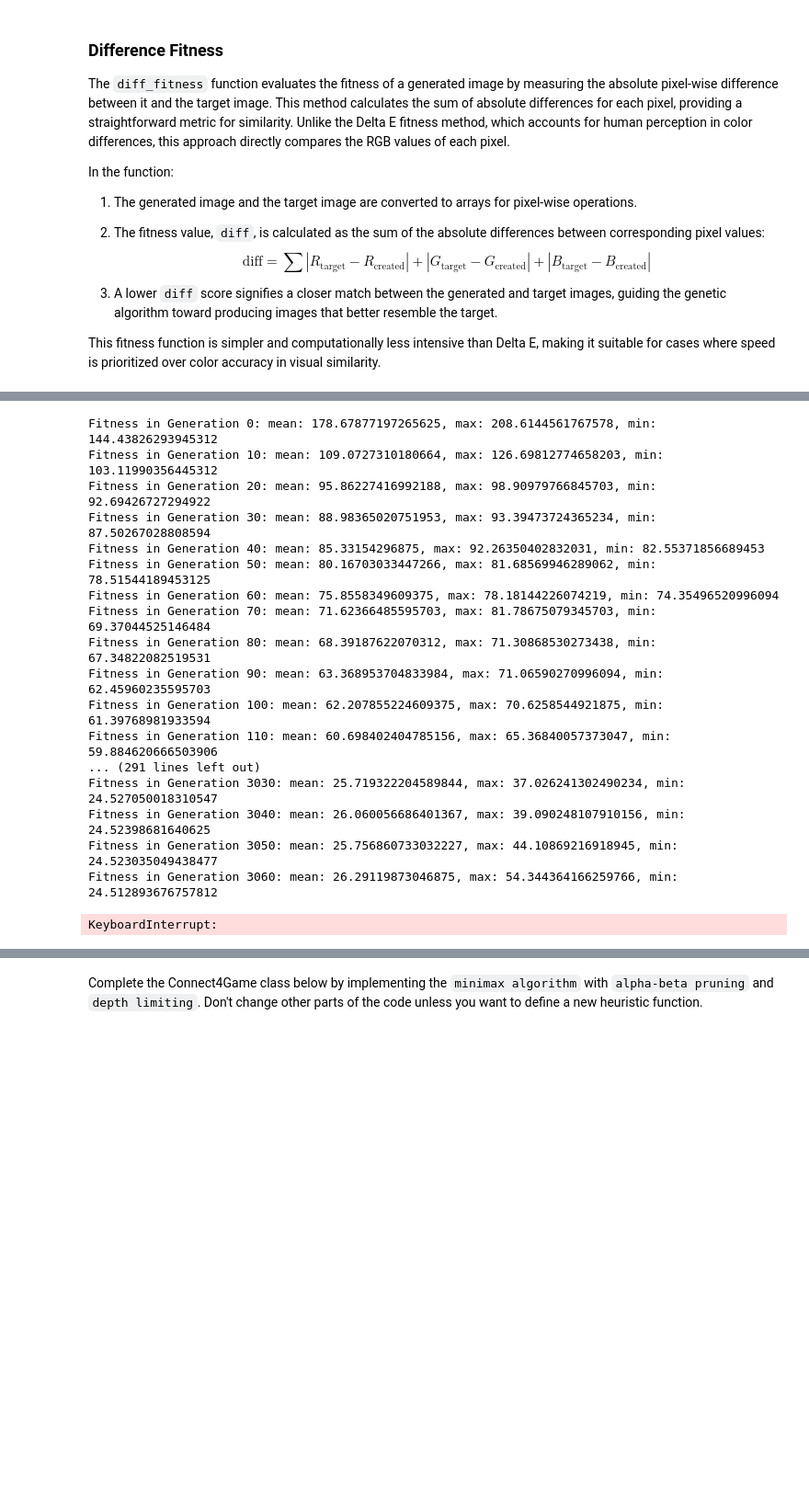
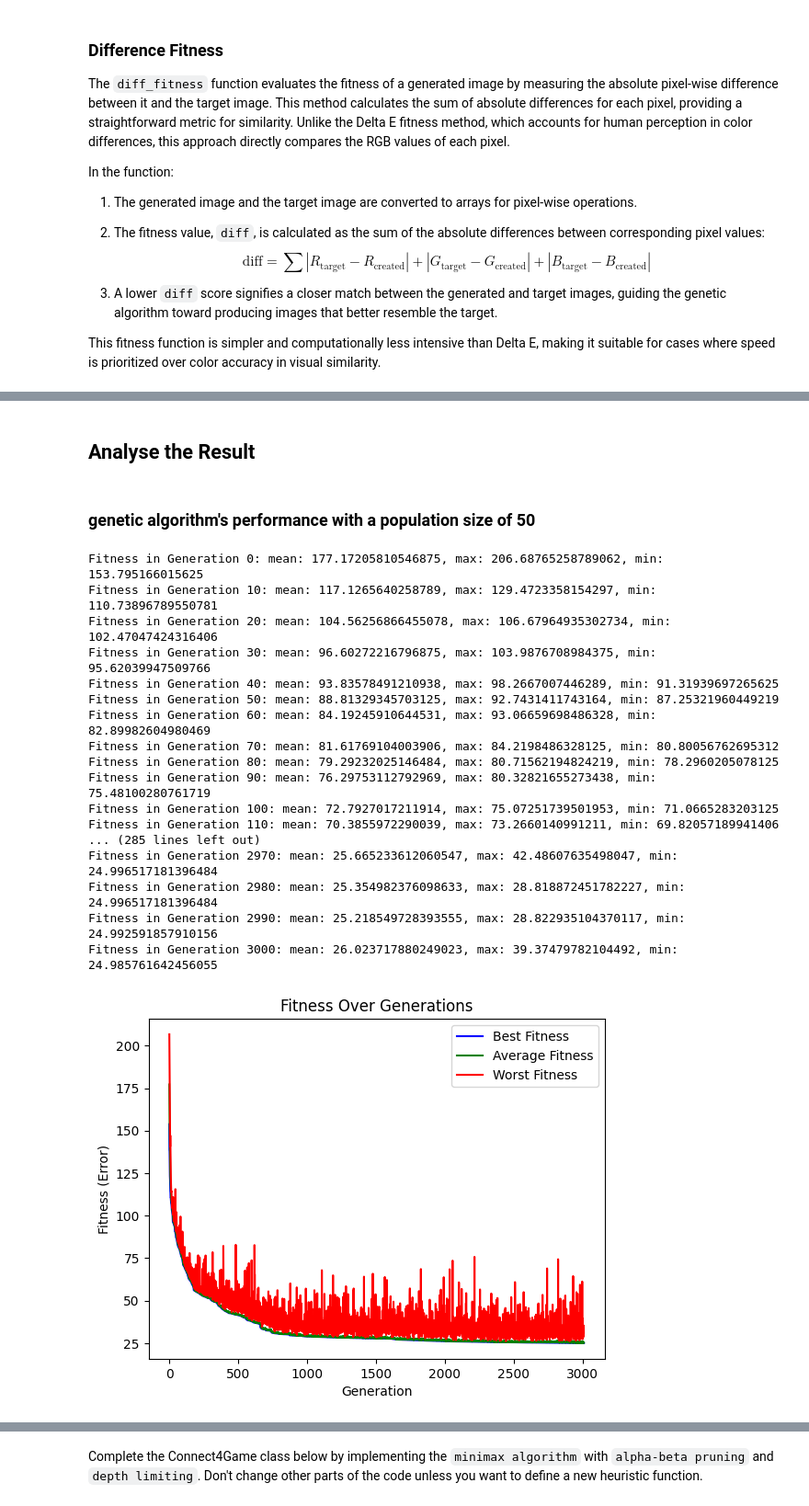
Before and after one commit to Amir-rfz/Genetic-and-Minimax-Algorithms, a Jupyter notebook: Genetic-and-Minimax-Algorithms.ipynb, the cells around one changed output, grey strips where cells are left out. Shown at 92% size. Cells and saved outputs as stored; diff of their text form; code cells hidden in the pictures; blank space fills up the shorter version.

```diff
--- a/Genetic-and-Minimax-Algorithms.ipynb
+++ b/Genetic-and-Minimax-Algorithms.ipynb
@@ -140,5 +159,5 @@ class Chromosome:
 # %%
-def mutate_all_fiture(self, mutation_rate=1, swap_rate=0.25):
+def mutate(self):
     mutations = ['shift', 'point', 'color', 'reset']
     weights = [25, 30, 40, 5]
     triangle = random.choice(self.triangles)
@@ -162,7 +181,7 @@ def mutate_all_fiture(self, mutation_rate=1, swap_rate=0.25):
         triangle.points = new_triangle.points
         triangle.color = new_triangle.color
 
-Chromosome.mutate_all_fiture = mutate_all_fiture
+Chromosome.mutate = mutate
 # %% [markdown]
 ## Fitness Evaluation
 # %% [markdown]
@@ -335,20 +387,39 @@ def sel_from_best(self, fitnesses):
     while len(next_gen) < self.population_size:
         parent1, parent2 = random.sample(parents, 2)
         child1, child2 = self.uniform_cross_over(deepcopy(parent1), deepcopy(parent2))
-        child1.mutate_all_fiture()
-        child2.mutate_all_fiture()
+        child1.mutate()
+        child2.mutate()
 
         next_gen.extend([deepcopy(child1), deepcopy(child2)])
 
     self.population = next_gen[:self.population_size]
 
 GeneticAlgorithm.sel_from_best = sel_from_best
+# %%
+import matplotlib.pyplot as plt
+
+def plot_fitness(self):
+    generations = range(len(self.best_fitness))
+    plt.plot(generations, self.best_fitness, label='Best Fitness', color='blue')
+    plt.plot(generations, self.average_fitness, label='Average Fitness', color='green')
+    plt.plot(generations, self.worst_fitness, label='Worst Fitness', color='red')
+    plt.xlabel("Generation")
+    plt.ylabel("Fitness (Error)")
+    plt.title("Fitness Over Generations")
+    plt.legend()
+    plt.show()
+
+GeneticAlgorithm.plot_fitness = plot_fitness
 # %%
 def resize(image,max_size):
     new_width = int((max_size/max(image.size[0],image.size[1]))* image.size[0])
     new_height = int((max_size/max(image.size[0],image.size[1]))* image.size[1])
     image = image.resize((new_width,new_height), resample=Image.Resampling.LANCZOS)
     return image
+# %% [markdown]
+## Analyse the Result
+# %% [markdown]
+### genetic algorithm's performance with a population size of 50
 # %%
 target_image_path = "C:/Users/Amir/Desktop/دانشگاه/AI/CAs/Genetic-and-Minimax-Algorithms/target_images/eagle.jpg"
 image = Image.open(target_image_path)
@@ -356,25 +427,28 @@ image = resize(image,100)
 
 width,height = image.size
 population_size = 50
-triangles_number = 50
+triangles_number = 100
 alg = GeneticAlgorithm(width,height,image, population_size,triangles_number)
-alg.run(50000)
+alg.run(3010)
 # %% [output]
-Fitness in Generation 0: mean: 178.67877197265625, max: 208.6144561767578, min: 144.43826293945312
-Fitness in Generation 10: mean: 109.0727310180664, max: 126.69812774658203, min: 103.11990356445312
-Fitness in Generation 20: mean: 95.86227416992188, max: 98.90979766845703, min: 92.69426727294922
-Fitness in Generation 30: mean: 88.98365020751953, max: 93.39473724365234, min: 87.50267028808594
-Fitness in Generation 40: mean: 85.33154296875, max: 92.26350402832031, min: 82.55371856689453
-Fitness in Generation 50: mean: 80.16703033447266, max: 81.68569946289062, min: 78.51544189453125
-Fitness in Generation 60: mean: 75.8558349609375, max: 78.18144226074219, min: 74.35496520996094
-Fitness in Generation 70: mean: 71.62366485595703, max: 81.78675079345703, min: 69.37044525146484
-Fitness in Generation 80: mean: 68.39187622070312, max: 71.30868530273438, min: 67.34822082519531
-Fitness in Generation 90: mean: 63.368953704833984, max: 71.06590270996094, min: 62.45960235595703
-Fitness in Generation 100: mean: 62.207855224609375, max: 70.6258544921875, min: 61.39768981933594
-Fitness in Generation 110: mean: 60.698402404785156, max: 65.36840057373047, min: 59.884620666503906
-... (291 lines left out)
-Fitness in Generation 3030: mean: 25.719322204589844, max: 37.026241302490234, min: 24.527050018310547
-Fitness in Generation 3040: mean: 26.060056686401367, max: 39.090248107910156, min: 24.52398681640625
-Fitness in Generation 3050: mean: 25.756860733032227, max: 44.10869216918945, min: 24.523035049438477
-Fitness in Generation 3060: mean: 26.29119873046875, max: 54.344364166259766, min: 24.512893676757812
+Fitness in Generation 0: mean: 177.17205810546875, max: 206.68765258789062, min: 153.795166015625
+Fitness in Generation 10: mean: 117.1265640258789, max: 129.4723358154297, min: 110.73896789550781
+Fitness in Generation 20: mean: 104.56256866455078, max: 106.67964935302734, min: 102.47047424316406
+Fitness in Generation 30: mean: 96.60272216796875, max: 103.9876708984375, min: 95.62039947509766
+Fitness in Generation 40: mean: 93.83578491210938, max: 98.2667007446289, min: 91.31939697265625
+Fitness in Generation 50: mean: 88.81329345703125, max: 92.7431411743164, min: 87.25321960449219
+Fitness in Generation 60: mean: 84.19245910644531, max: 93.06659698486328, min: 82.89982604980469
+Fitness in Generation 70: mean: 81.61769104003906, max: 84.2198486328125, min: 80.80056762695312
+Fitness in Generation 80: mean: 79.29232025146484, max: 80.71562194824219, min: 78.2960205078125
+Fitness in Generation 90: mean: 76.29753112792969, max: 80.32821655273438, min: 75.48100280761719
+Fitness in Generation 100: mean: 72.7927017211914, max: 75.07251739501953, min: 71.0665283203125
+Fitness in Generation 110: mean: 70.3855972290039, max: 73.2660140991211, min: 69.82057189941406
+... (285 lines left out)
+Fitness in Generation 2970: mean: 25.665233612060547, max: 42.48607635498047, min: 24.996517181396484
+Fitness in Generation 2980: mean: 25.354982376098633, max: 28.818872451782227, min: 24.996517181396484
+Fitness in Generation 2990: mean: 25.218549728393555, max: 28.822935104370117, min: 24.992591857910156
+Fitness in Generation 3000: mean: 26.023717880249023, max: 39.37479782104492, min: 24.985761642456055
-KeyboardInterrupt:
+# %%
+alg.plot_fitness()
+# %% [output]
+[figure, added]
```
Also changed, not shown: parts of 34 cells of this notebook, 2 other files.
